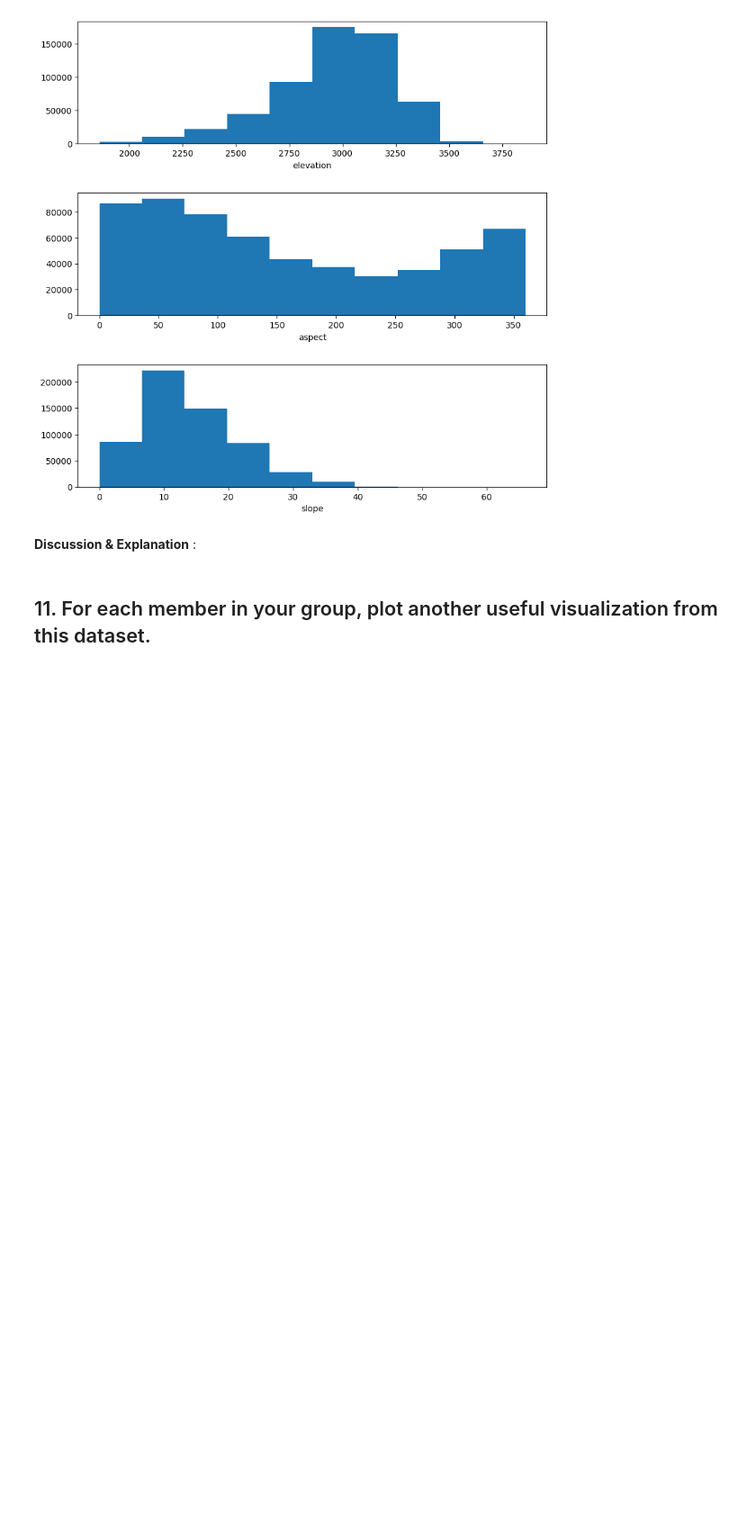
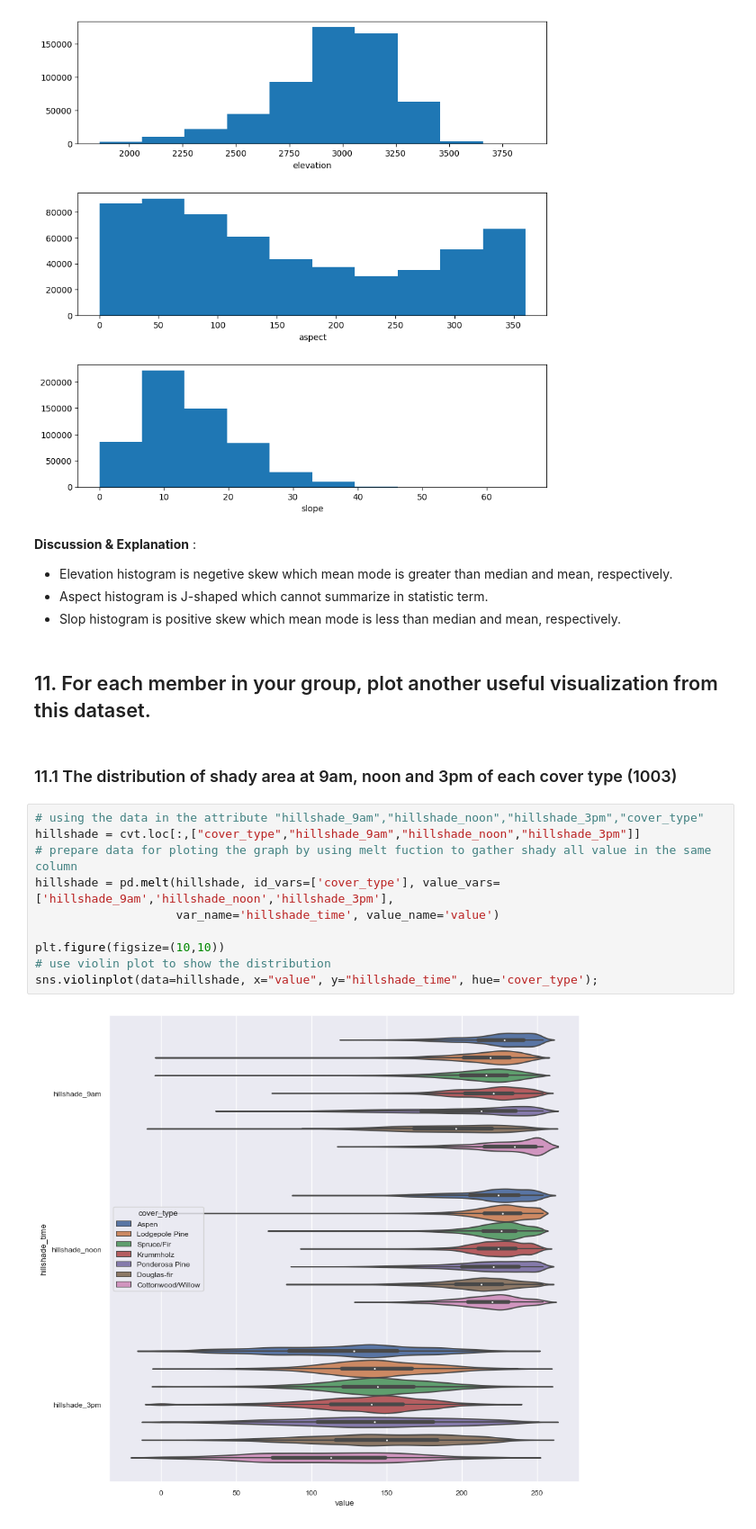
Before and after one commit to Querians/Exploratory-Data-Analysis, a Jupyter notebook: exploratory_data_analysis.ipynb, the cells around one changed output. Shown at 90% size. Drawn from its saved outputs; the diff is of its cells as text; blank space fills up the shorter version.

```diff
--- a/exploratory_data_analysis.ipynb
+++ b/exploratory_data_analysis.ipynb
@@ -217,5 +247,22 @@ ax[2].set(xlabel = "slope");
 [figure]
 # %% [markdown]
 **Discussion & Explanation** :
+- Elevation histogram is negetive skew which mean mode is greater than median and mean, respectively.
+- Aspect histogram is J-shaped which cannot summarize in statistic term.
+- Slop histogram is positive skew which mean mode is less than median and mean, respectively.
 # %% [markdown]
 ## 11. For each member in your group, plot another useful visualization from this dataset.
+# %% [markdown]
+### 11.1 The distribution of shady area at 9am, noon and 3pm of each cover type (1003)
+# %%
+# using the data in the attribute "hillshade_9am","hillshade_noon","hillshade_3pm","cover_type"
+hillshade = cvt.loc[:,["cover_type","hillshade_9am","hillshade_noon","hillshade_3pm"]]
+# prepare data for ploting the graph by using melt fuction to gather shady all value in the same column
+hillshade = pd.melt(hillshade, id_vars=['cover_type'], value_vars=['hillshade_9am','hillshade_noon','hillshade_3pm'],
+                    var_name='hillshade_time', value_name='value')
+
+plt.figure(figsize=(10,10))
+# use violin plot to show the distribution
+sns.violinplot(data=hillshade, x="value", y="hillshade_time", hue='cover_type');
+# %% [output]
+[figure, added]
```
Also changed, not shown: parts of 25 cells of this notebook.
